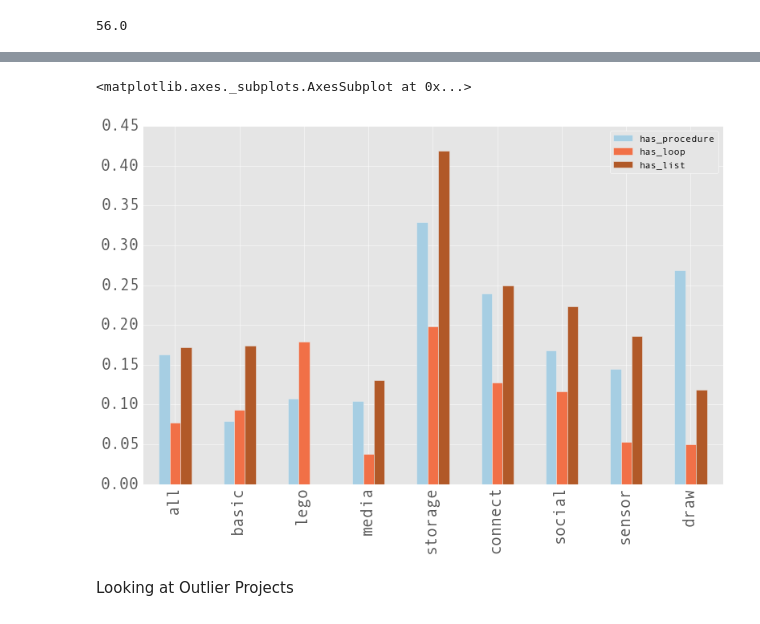
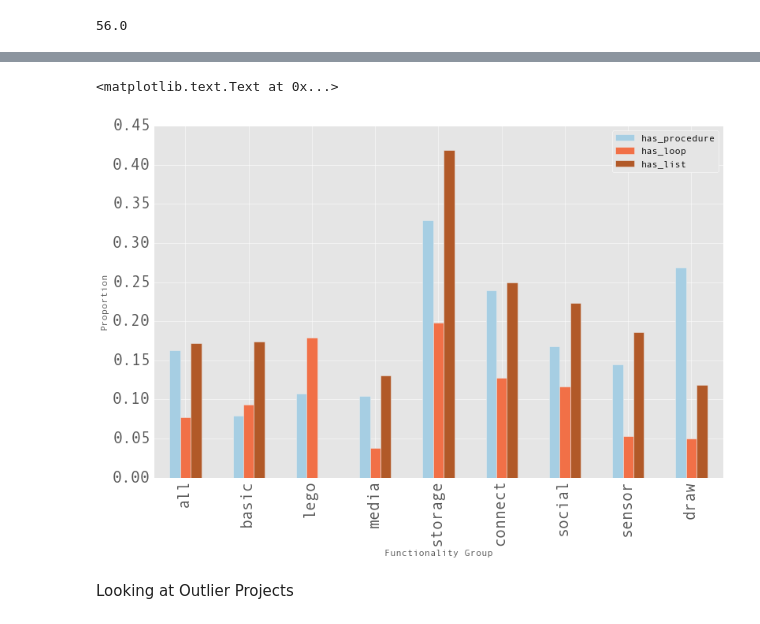
Before and after one commit to bxie/ai2_analysis, a Jupyter notebook: PaletteGrouping.ipynb, the cells around one changed output, grey strips where cells are left out. Saved outputs shown, nothing was run; the diff lists cells and outputs as text; code cells hidden in the pictures.

```diff
--- a/PaletteGrouping.ipynb
+++ b/PaletteGrouping.ipynb
@@ -471,30 +489,32 @@ dtype: float64
 # %%
 groups = [df_all, df_basic, df_lego, df_media, df_storage, df_connect, df_social, df_sensor, df_draw]
 
 group_names = ['all', 'basic', 'lego', 'media', 'storage', 'connect', 'social', 'sensor', 'draw']
 
 #new dataframe where each group is column (rows don't correspond to anything really)
 df_mult = pd.DataFrame(columns = mult_cols, index=group_names)
 
 for i in range(len(groups)):
     group_name = group_names[i] #basic, lego
     df_temp = groups[i] #df of specific group
     for j in range(len(mult_cols)): #0-2
         mult_name = mult_cols[j]
         frac = float(df_temp[mult_name].sum()) / float(len(df_temp)) #frac of projects that has multiplier
         df_mult.loc[group_names[i], mult_name] = frac
 
 
 cmap = 'Paired'
-df_mult.plot(kind='bar', figsize=(12.944,8), fontsize=20, colormap=cmap)
+plot = df_mult.plot(kind='bar', figsize=(12.944,8), fontsize=20, colormap=cmap)
+plot.set_xlabel('Functionality Group')
+plot.set_ylabel('Proportion')
 
 #looping through colormaps to find one that looks good in gray scale
 # qual=['Accent', 'Dark2', 'Paired', 'Pastel1', 'Pastel2', 'Set1', 'Set2', 'Set3']
 # for val in qual:
 #     df_mult.plot(kind='bar', figsize=(12.944,8), fontsize=20, colormap=val, title=val)
 # %% [output]
-<matplotlib.axes._subplots.AxesSubplot at 0x...>
+<matplotlib.text.Text at 0x...>
-[figure, old version]
+[figure, new version]
 # %% [markdown]
 Looking at Outlier Projects
 # %%
```
Also changed, not shown: parts of 9 cells of this notebook, 17 other files.
